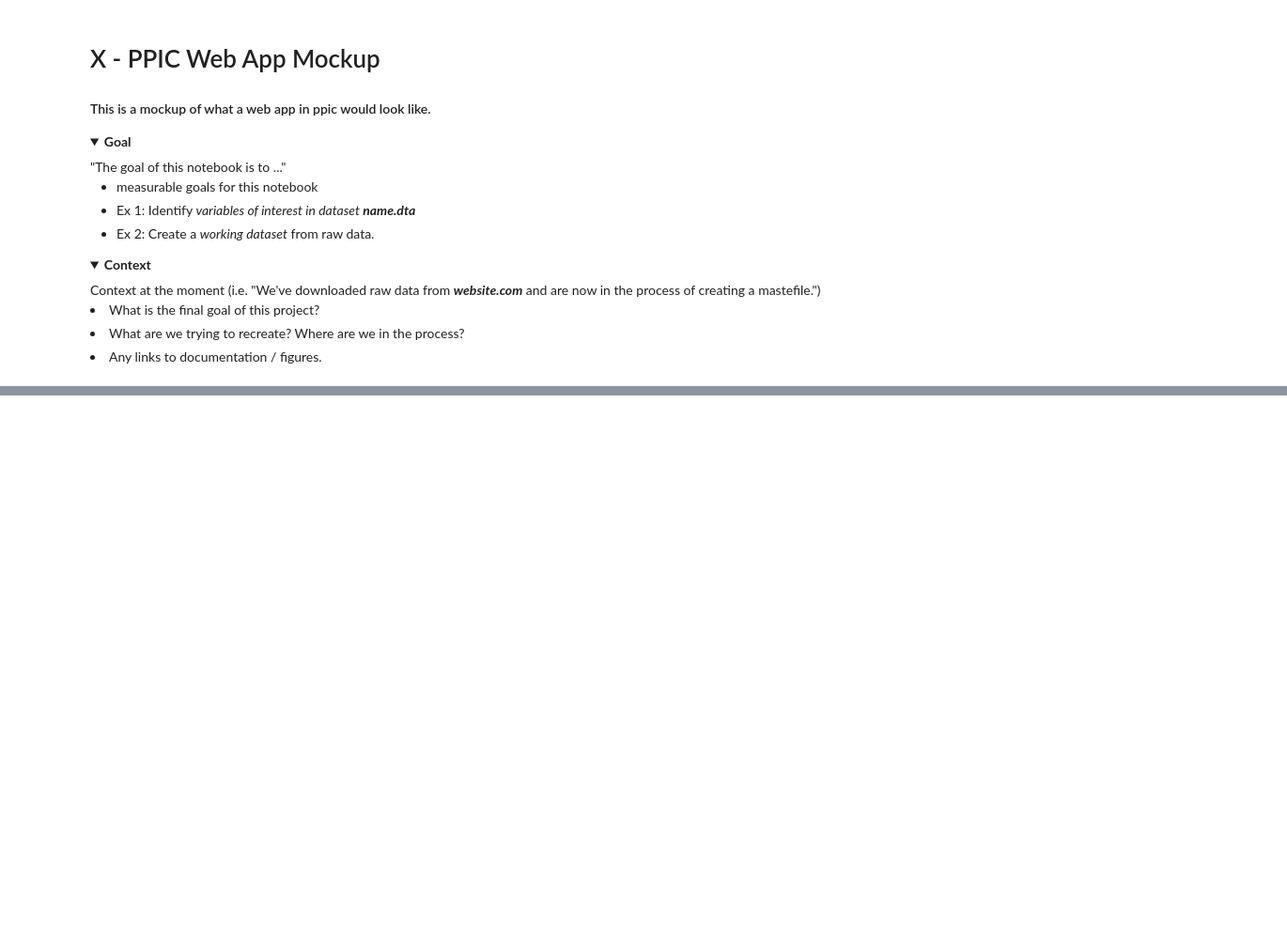
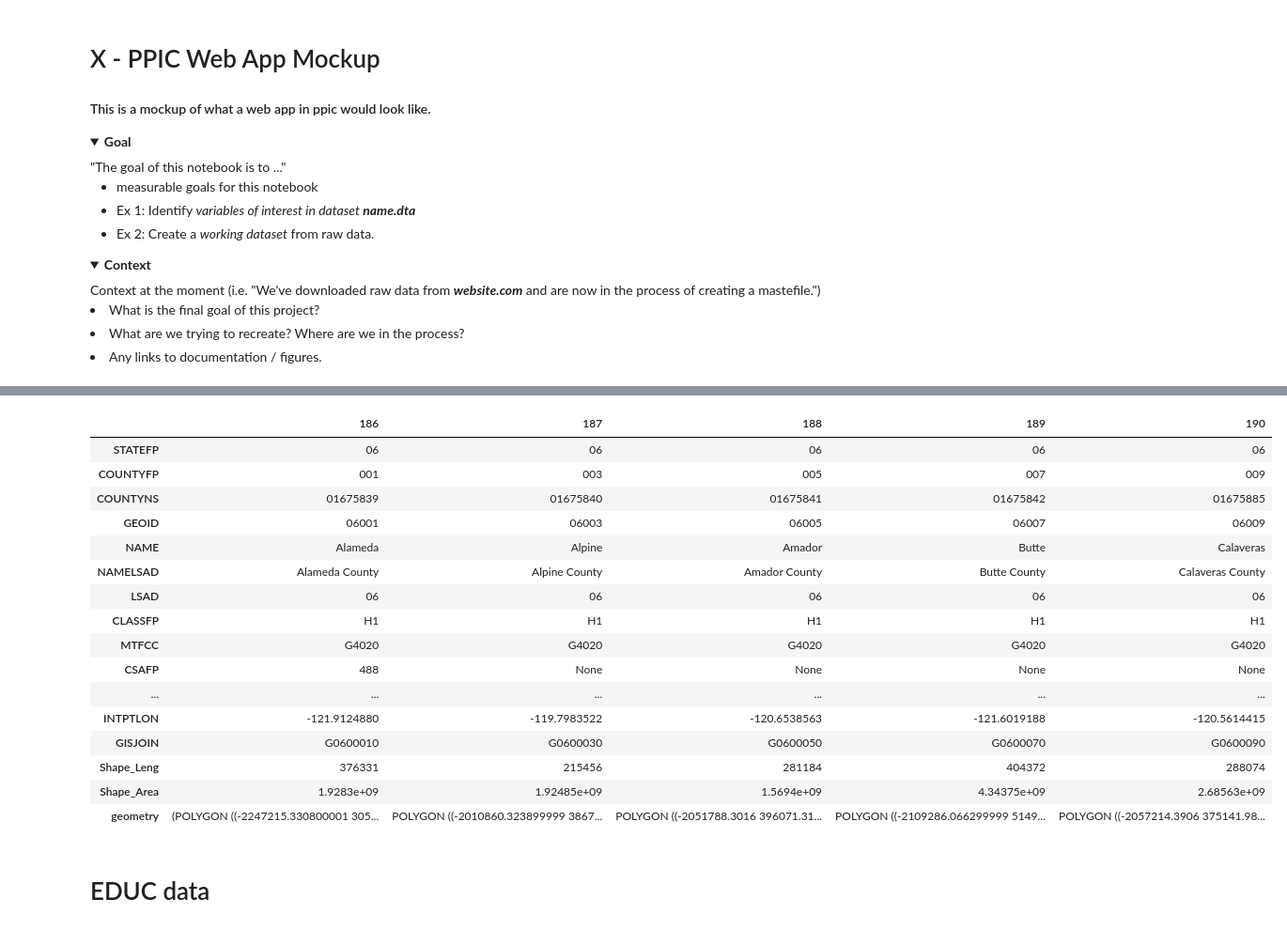
Before and after one commit to chekos/voila-ppic-mockup, a Jupyter notebook: notebooks/00_DataPrep.ipynb, the cells around one changed output, grey strips where cells are left out. Shown at 94% size. Saved outputs shown, nothing was run; the diff lists cells and outputs as text; code cells hidden in the pictures; folded sections open; blank space fills up the shorter version.

```diff
--- a/notebooks/00_DataPrep.ipynb
+++ b/notebooks/00_DataPrep.ipynb
@@ -39,0 +82,2 @@ data = pd.read_
+# %%
+geodata = gpd.read_file(INTERIM_DATA / 'shapes' / 'US_county_2017.shp')
@@ -39,0 +107,22 @@ data = pd.read_
+# %%
+ca = geodata[geodata['STATEFP'] == '06']
+# %%
+ca.head().T
+# %% [output]
+|  | 186 | 187 | 188 | 189 | 190 |
+| STATEFP | 06 | 06 | 06 | 06 | 06 |
+| COUNTYFP | 001 | 003 | 005 | 007 | 009 |
+| COUNTYNS | 01675839 | 01675840 | 01675841 | 01675842 | 01675885 |
+| GEOID | 06001 | 06003 | 06005 | 06007 | 06009 |
+| NAME | Alameda | Alpine | Amador | Butte | Calaveras |
+| NAMELSAD | Alameda County | Alpine County | Amador County | Butte County | Calaveras County |
+| LSAD | 06 | 06 | 06 | 06 | 06 |
+| CLASSFP | H1 | H1 | H1 | H1 | H1 |
+| MTFCC | G4020 | G4020 | G4020 | G4020 | G4020 |
+| CSAFP | 488 | None | None | None | None |
+| ... | ... | ... | ... | ... | ... |
+| INTPTLON | -121.9124880 | -119.7983522 | -120.6538563 | -121.6019188 | -120.5614415 |
+| GISJOIN | G0600010 | G0600030 | G0600050 | G0600070 | G0600090 |
+| Shape_Leng | 376331 | 215456 | 281184 | 404372 | 288074 |
+| Shape_Area | 1.9283e+09 | 1.92485e+09 | 1.5694e+09 | 4.34375e+09 | 2.68563e+09 |
+| geometry | (POLYGON ((-2247215.330800001 305... | POLYGON ((-2010860.323899999 3867... | POLYGON ((-2051788.3016 396071.31... | POLYGON ((-2109286.066299999 5149... | POLYGON ((-2057214.3906 375141.98... |
@@ -39,0 +131,2 @@ data = pd.read_
+# %% [markdown]
+#  EDUC data
```
Also changed, not shown: parts of 23 cells of this notebook, 1 other file.
